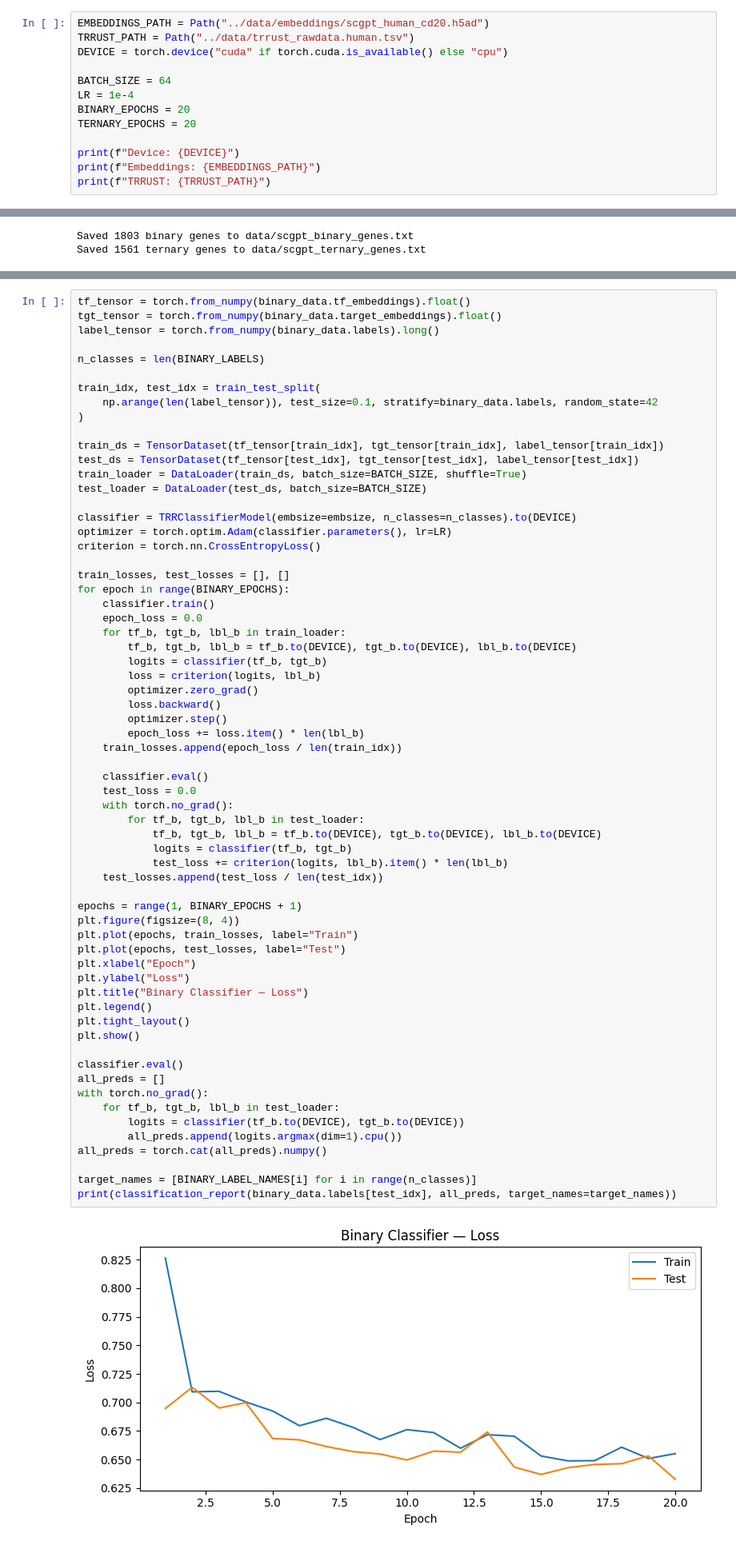
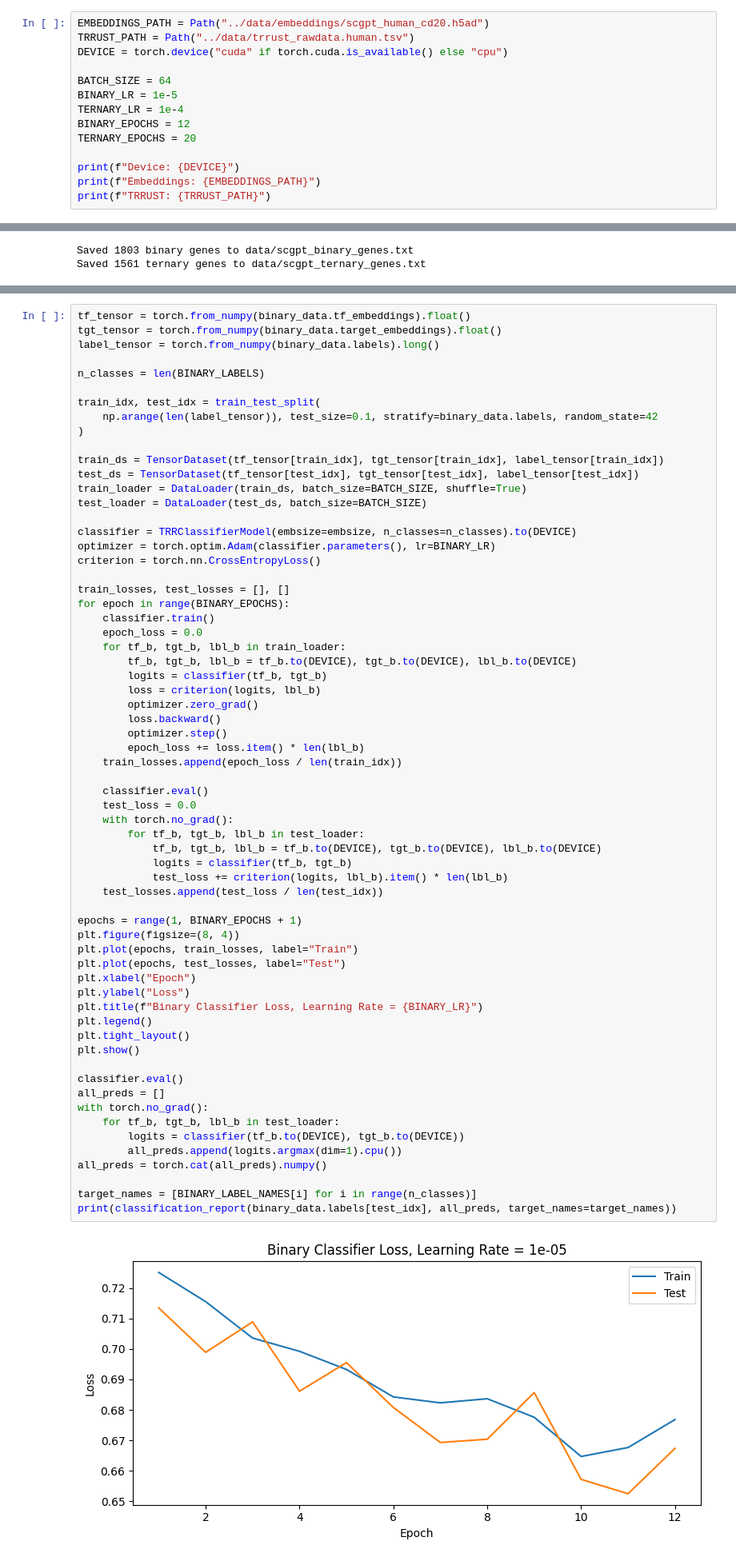
Before and after one commit to chasty2/scFM_benchmarking, a Jupyter notebook: notebooks/scgpt_training.ipynb, the cells around one changed output, grey strips where cells are left out. Shown at 80% size. Saved outputs shown, nothing was run; the diff lists cells and outputs as text.

Commit message:
Plotting LR vs loss for scgpt binary classifier

```diff
--- a/notebooks/scgpt_training.ipynb
+++ b/notebooks/scgpt_training.ipynb
@@ -36,8 +36,9 @@ TRRUST_PATH = Path("../data/trrust_rawdata.human.tsv")
 DEVICE = torch.device("cuda" if torch.cuda.is_available() else "cpu")
 
 BATCH_SIZE = 64
-LR = 1e-4
-BINARY_EPOCHS = 20
+BINARY_LR = 1e-5
+TERNARY_LR = 1e-4
+BINARY_EPOCHS = 12
 TERNARY_EPOCHS = 20
 
 print(f"Device: {DEVICE}")
@@ -110,7 +111,7 @@ train_loader = DataLoader(train_ds, batch_size=BATCH_SIZE, shuffle=True)
 test_loader = DataLoader(test_ds, batch_size=BATCH_SIZE)
 
 classifier = TRRClassifierModel(embsize=embsize, n_classes=n_classes).to(DEVICE)
-optimizer = torch.optim.Adam(classifier.parameters(), lr=LR)
+optimizer = torch.optim.Adam(classifier.parameters(), lr=BINARY_LR)
 criterion = torch.nn.CrossEntropyLoss()
 
 train_losses, test_losses = [], []
@@ -130,34 +131,34 @@ for epoch in range(BINARY_EPOCHS):
     classifier.eval()
     test_loss = 0.0
     with torch.no_grad():
         for tf_b, tgt_b, lbl_b in test_loader:
             tf_b, tgt_b, lbl_b = tf_b.to(DEVICE), tgt_b.to(DEVICE), lbl_b.to(DEVICE)
             logits = classifier(tf_b, tgt_b)
             test_loss += criterion(logits, lbl_b).item() * len(lbl_b)
     test_losses.append(test_loss / len(test_idx))
 
 epochs = range(1, BINARY_EPOCHS + 1)
 plt.figure(figsize=(8, 4))
 plt.plot(epochs, train_losses, label="Train")
 plt.plot(epochs, test_losses, label="Test")
 plt.xlabel("Epoch")
 plt.ylabel("Loss")
-plt.title("Binary Classifier — Loss")
+plt.title(f"Binary Classifier Loss, Learning Rate = {BINARY_LR}")
 plt.legend()
 plt.tight_layout()
 plt.show()
 
 classifier.eval()
 all_preds = []
 with torch.no_grad():
     for tf_b, tgt_b, lbl_b in test_loader:
         logits = classifier(tf_b.to(DEVICE), tgt_b.to(DEVICE))
         all_preds.append(logits.argmax(dim=1).cpu())
 all_preds = torch.cat(all_preds).numpy()
 
 target_names = [BINARY_LABEL_NAMES[i] for i in range(n_classes)]
 print(classification_report(binary_data.labels[test_idx], all_preds, target_names=target_names))
 # %% [output]
-[figure, old version]
+[figure, new version]
               precision    recall  f1-score   support
 
```
Also changed, not shown: parts of 2 cells of this notebook, 5 other files.
